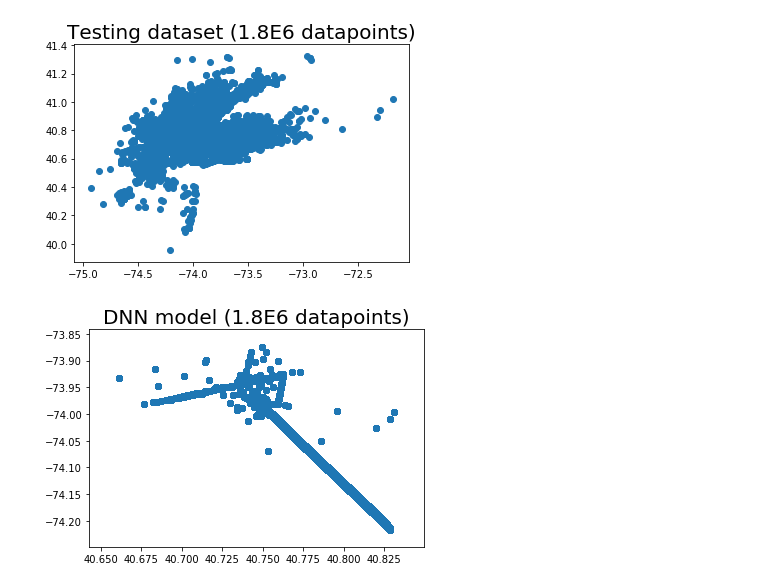
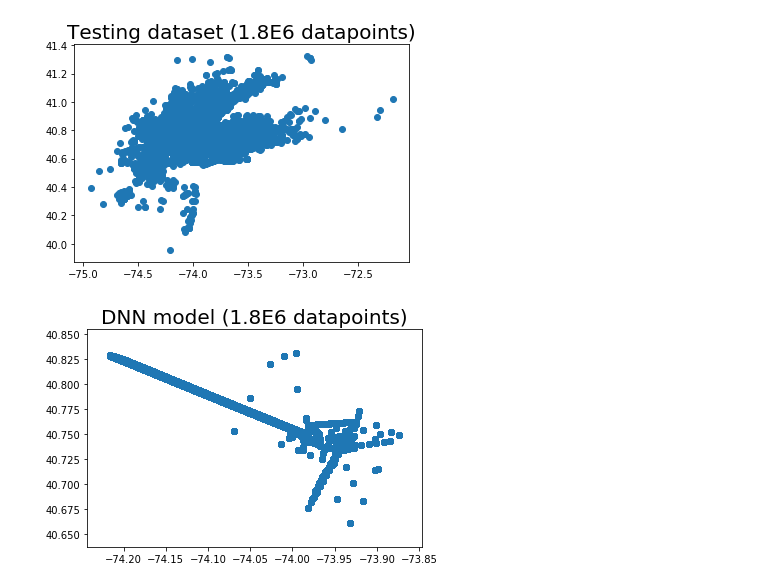
Before and after one commit to alexjwang/RideCast, a Jupyter notebook: DNN.ipynb, the cells around one changed output. Saved outputs shown, nothing was run; the diff lists cells and outputs as text; code cells hidden in the pictures.

Commit message:
Made some visualizations

```diff
--- a/DNN.ipynb
+++ b/DNN.ipynb
@@ -103,8 +103,8 @@ plt.show()
 # %%
 forecast = model.predict(xtest)
 
-plt.scatter(forecast[:,0], forecast[:,1])
+plt.scatter(forecast[:,1], forecast[:,0])
 plt.title("DNN model (1.8E6 datapoints)", fontsize=20)
 plt.show()
 # %% [output]
-[figure, old version]
+[figure, new version]
```
Also changed, not shown: 2 other files.
